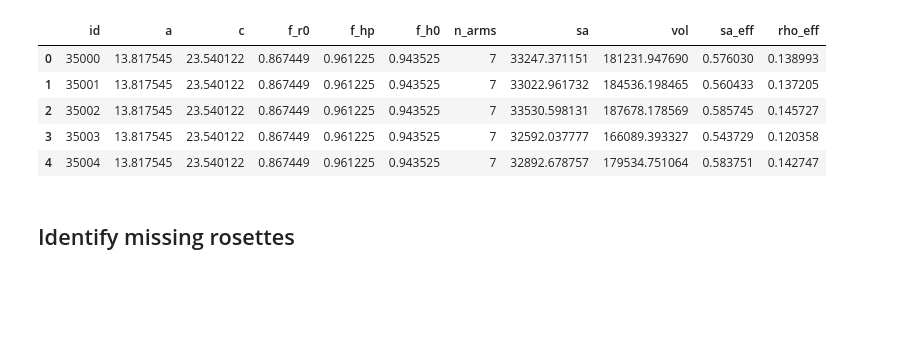
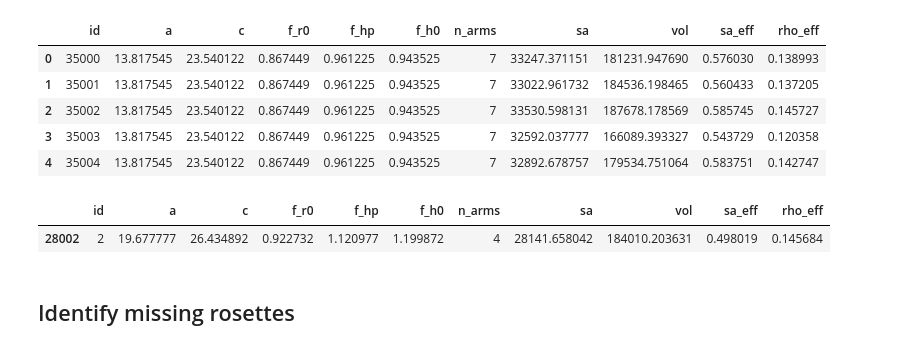
Before and after one commit to josephko91/ice3d, a Jupyter notebook: notebooks/15-residual-ros.ipynb, the cells around one changed output. Saved outputs shown, nothing was run; the diff lists cells and outputs as text; code cells hidden in the pictures; blank space fills up the shorter version.

```diff
--- a/notebooks/15-residual-ros.ipynb
+++ b/notebooks/15-residual-ros.ipynb
@@ -318,6 +318,11 @@ df.head()
 | 2 | 35002 | 13.817545 | 23.540122 | 0.867449 | 0.961225 | 0.943525 | 7 | 33530.598131 | 187678.178569 | 0.585745 | 0.145727 |
 | 3 | 35003 | 13.817545 | 23.540122 | 0.867449 | 0.961225 | 0.943525 | 7 | 32592.037777 | 166089.393327 | 0.543729 | 0.120358 |
 | 4 | 35004 | 13.817545 | 23.540122 | 0.867449 | 0.961225 | 0.943525 | 7 | 32892.678757 | 179534.751064 | 0.583751 | 0.142747 |
+# %%
+df[df.id==2]
+# %% [output]
+|  | id | a | c | f_r0 | f_hp | f_h0 | n_arms | sa | vol | sa_eff | rho_eff |
+| 28002 | 2 | 19.677777 | 26.434892 | 0.922732 | 1.120977 | 1.199872 | 4 | 28141.658042 | 184010.203631 | 0.498019 | 0.145684 |
 # %% [markdown]
 ## Identify missing rosettes
 # %% [markdown]
```
Also changed, not shown: parts of 17 cells of this notebook, 4 other files.
